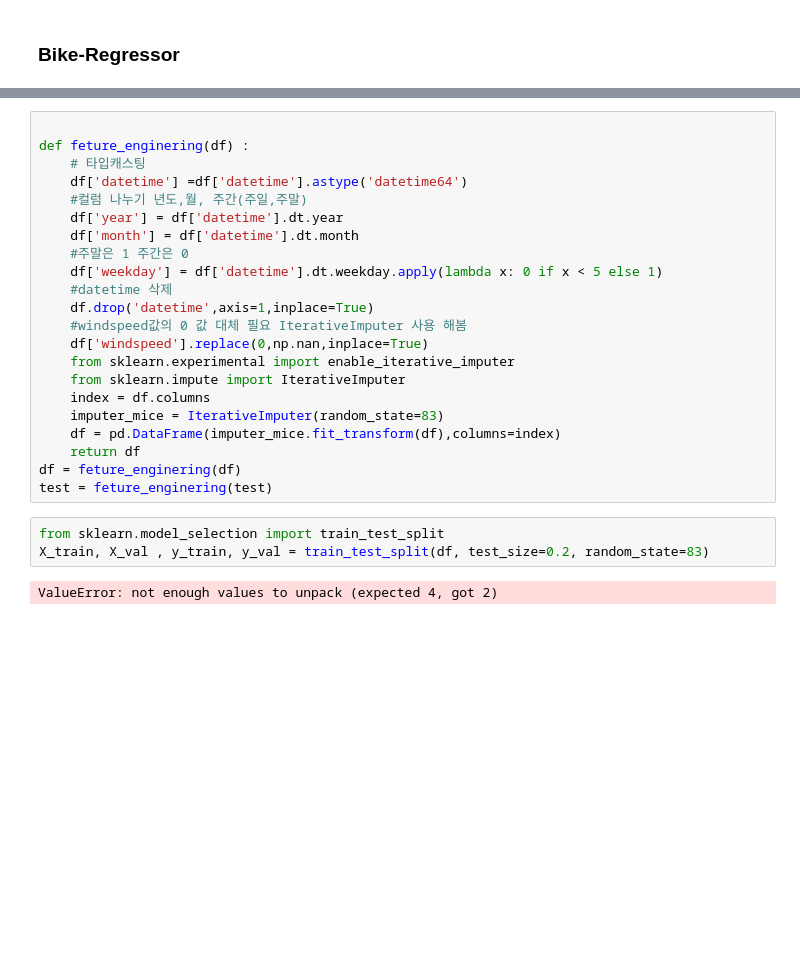
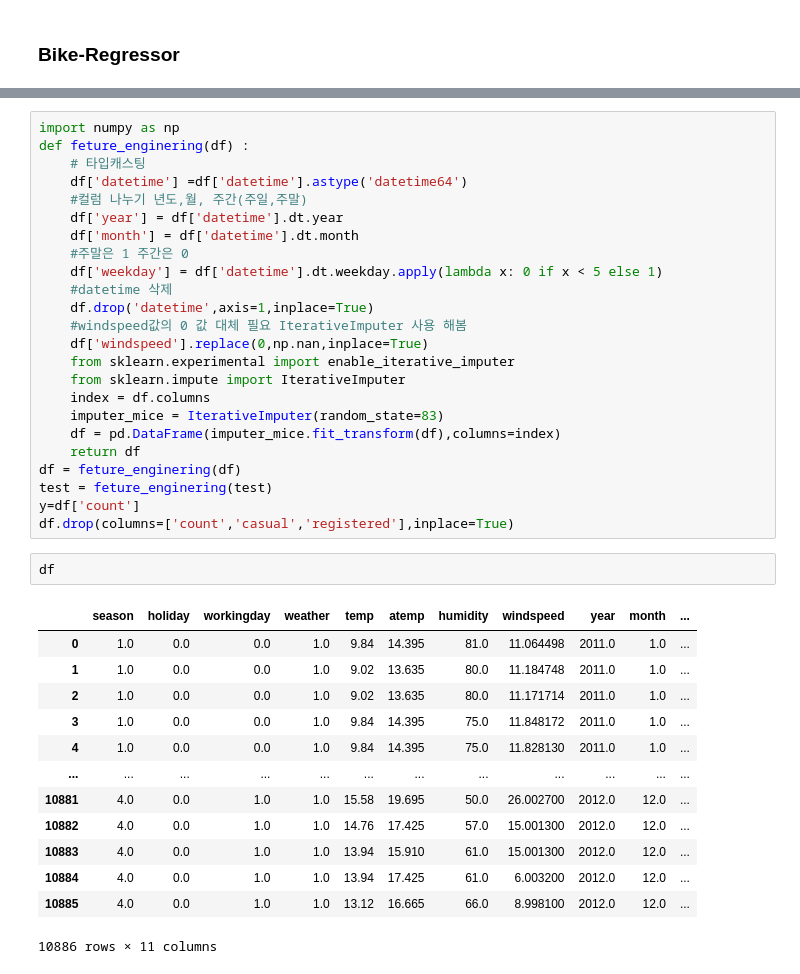
Before and after one commit to meshob2002/Big_certi_practice, a Jupyter notebook: Big_Certification.ipynb, the cells around one changed output, grey strips where cells are left out. Cells and saved outputs as stored; diff of their text form; blank space fills up the shorter version.

```diff
--- a/Big_Certification.ipynb
+++ b/Big_Certification.ipynb
@@ -4146,5 +4184,5 @@ df
 # %%
-
+import numpy as np
 def feture_enginering(df) :
     # 타입캐스팅
     df['datetime'] =df['datetime'].astype('datetime64')
@@ -4165,8 +4203,21 @@ def feture_enginering(df) :
     return df
 df = feture_enginering(df)
 test = feture_enginering(test)
+y=df['count']
+df.drop(columns=['count','casual','registered'],inplace=True)
-# %%
-from sklearn.model_selection import train_test_split
-X_train, X_val , y_train, y_val = train_test_split(df, test_size=0.2, random_state=83)
-# %% [output]
-ValueError: not enough values to unpack (expected 4, got 2)
+# %%
+df
+# %% [output]
+|  | season | holiday | workingday | weather | temp | atemp | humidity | windspeed | year | month | ... |
+| 0 | 1.0 | 0.0 | 0.0 | 1.0 | 9.84 | 14.395 | 81.0 | 11.064498 | 2011.0 | 1.0 | ... |
+| 1 | 1.0 | 0.0 | 0.0 | 1.0 | 9.02 | 13.635 | 80.0 | 11.184748 | 2011.0 | 1.0 | ... |
+| 2 | 1.0 | 0.0 | 0.0 | 1.0 | 9.02 | 13.635 | 80.0 | 11.171714 | 2011.0 | 1.0 | ... |
+| 3 | 1.0 | 0.0 | 0.0 | 1.0 | 9.84 | 14.395 | 75.0 | 11.848172 | 2011.0 | 1.0 | ... |
+| 4 | 1.0 | 0.0 | 0.0 | 1.0 | 9.84 | 14.395 | 75.0 | 11.828130 | 2011.0 | 1.0 | ... |
+| ... | ... | ... | ... | ... | ... | ... | ... | ... | ... | ... | ... |
+| 10881 | 4.0 | 0.0 | 1.0 | 1.0 | 15.58 | 19.695 | 50.0 | 26.002700 | 2012.0 | 12.0 | ... |
+| 10882 | 4.0 | 0.0 | 1.0 | 1.0 | 14.76 | 17.425 | 57.0 | 15.001300 | 2012.0 | 12.0 | ... |
+| 10883 | 4.0 | 0.0 | 1.0 | 1.0 | 13.94 | 15.910 | 61.0 | 15.001300 | 2012.0 | 12.0 | ... |
+| 10884 | 4.0 | 0.0 | 1.0 | 1.0 | 13.94 | 17.425 | 61.0 | 6.003200 | 2012.0 | 12.0 | ... |
+| 10885 | 4.0 | 0.0 | 1.0 | 1.0 | 13.12 | 16.665 | 66.0 | 8.998100 | 2012.0 | 12.0 | ... |
+10886 rows × 11 columns
```
Also changed, not shown: parts of 56 cells of this notebook, 5 other files.
